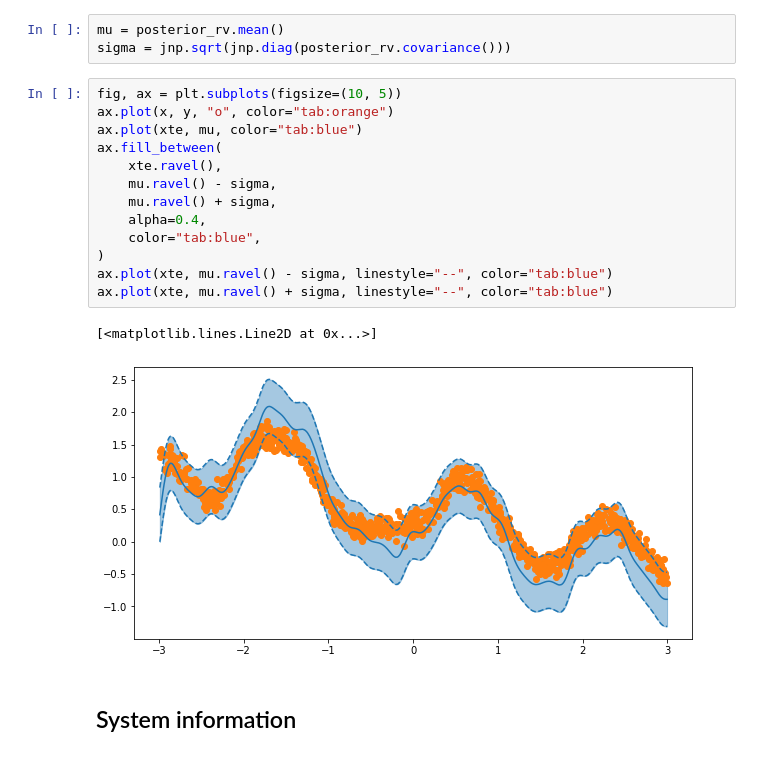
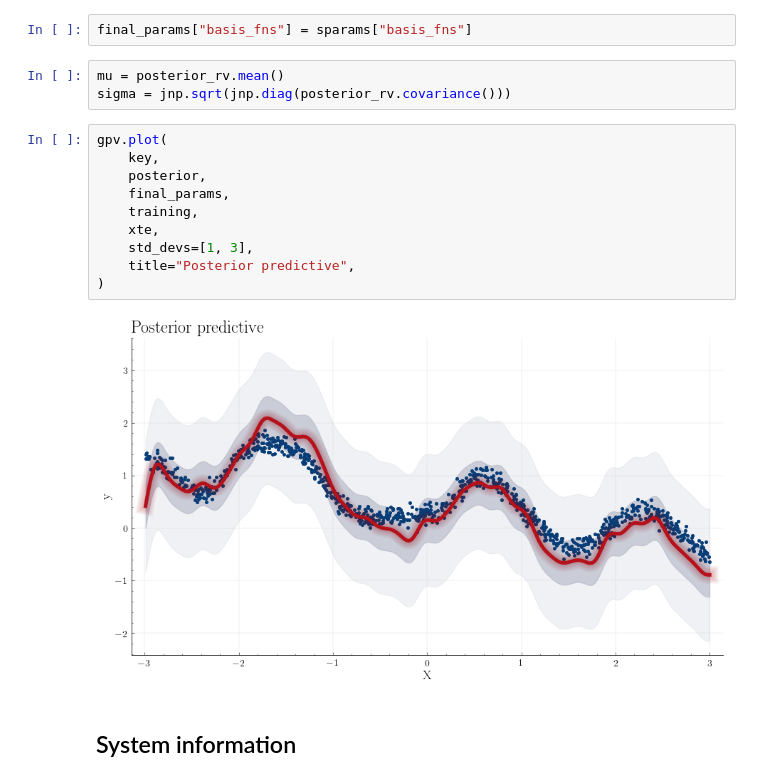
Before and after one commit to JaxGaussianProcesses/GPJax, a Jupyter notebook: docs/nbs/spectral.ipynb, the cells around one changed output. Drawn from its saved outputs; the diff is of its cells as text.

```diff
--- a/docs/nbs/spectral.ipynb
+++ b/docs/nbs/spectral.ipynb
@@ -144,22 +123,20 @@ final_params
+# %%
+final_params["basis_fns"] = sparams["basis_fns"]
 # %%
 mu = posterior_rv.mean()
 sigma = jnp.sqrt(jnp.diag(posterior_rv.covariance()))
-# %%
-fig, ax = plt.subplots(figsize=(10, 5))
-ax.plot(x, y, "o", color="tab:orange")
-ax.plot(xte, mu, color="tab:blue")
-ax.fill_between(
-    xte.ravel(),
-    mu.ravel() - sigma,
-    mu.ravel() + sigma,
-    alpha=0.4,
-    color="tab:blue",
-)
-ax.plot(xte, mu.ravel() - sigma, linestyle="--", color="tab:blue")
-ax.plot(xte, mu.ravel() + sigma, linestyle="--", color="tab:blue")
-# %% [output]
-[<matplotlib.lines.Line2D at 0x...>]
-[figure, removed]
+# %%
+gpv.plot(
+    key,
+    posterior,
+    final_params,
+    training,
+    xte,
+    std_devs=[1, 3],
+    title="Posterior predictive",
+)
+# %% [output]
+[figure, added]
 # %% [markdown]
 ## System information
 # %%
```
Also changed, not shown: parts of 15 cells of this notebook, 4 other files.
